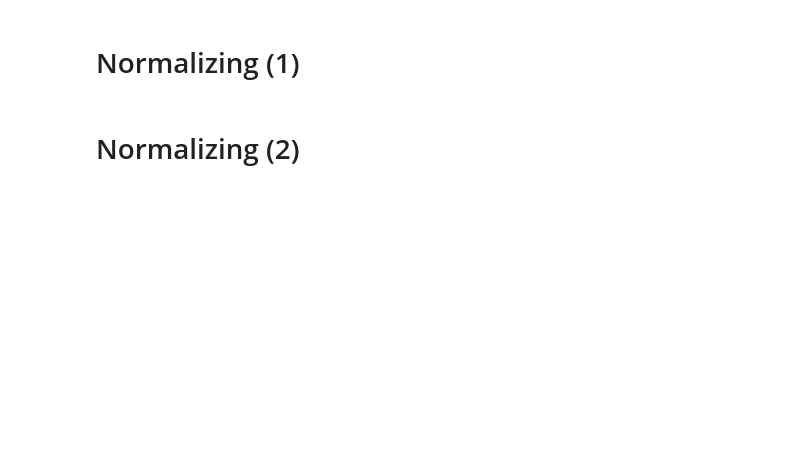
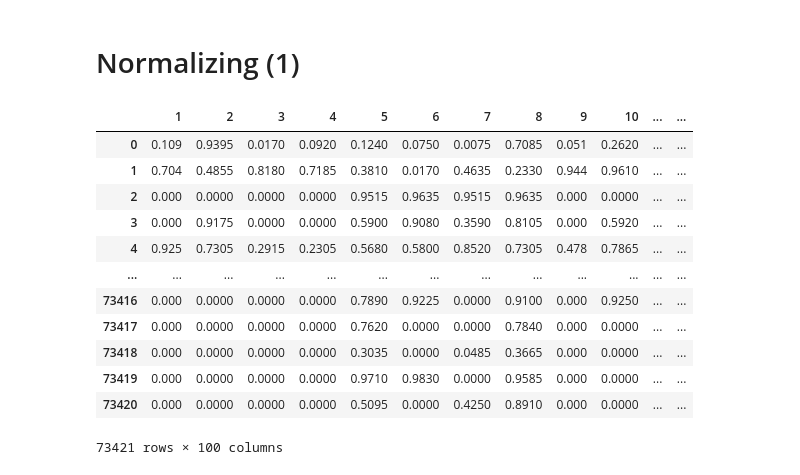
Before and after one commit to richamuktibodh/Laugh-o-Meter, a Jupyter notebook: eda.ipynb, the cells around one changed output. Saved outputs shown, nothing was run; the diff lists cells and outputs as text; code cells hidden in the pictures; blank space fills up the shorter version.

```diff
--- a/eda.ipynb
+++ b/eda.ipynb
@@ -208,10 +214,24 @@ plt.show()
 # %% [markdown]
 # Normalizing (1)
 # %%
-# def normalize_cell(x):
-#     return ( x - (-10) ) / ( 10 - (-10) ) if x!=99 else 99
+def normalize_cell(x):
+    return ( x - (-10) ) / ( 10 - (-10) ) if x!=99 else 99
 
-# normalized_df = df.applymap(normalize_cell)
-# normalized_df = normalized_df.replace(99, 0)
-# normalized_df
+normalized_df = df.map(normalize_cell)
+normalized_df = normalized_df.replace(99, 0)
+normalized_df
+# %% [output]
+|  | 1 | 2 | 3 | 4 | 5 | 6 | 7 | 8 | 9 | 10 | ... | ... |
+| 0 | 0.109 | 0.9395 | 0.0170 | 0.0920 | 0.1240 | 0.0750 | 0.0075 | 0.7085 | 0.051 | 0.2620 | ... | ... |
+| 1 | 0.704 | 0.4855 | 0.8180 | 0.7185 | 0.3810 | 0.0170 | 0.4635 | 0.2330 | 0.944 | 0.9610 | ... | ... |
+| 2 | 0.000 | 0.0000 | 0.0000 | 0.0000 | 0.9515 | 0.9635 | 0.9515 | 0.9635 | 0.000 | 0.0000 | ... | ... |
+| 3 | 0.000 | 0.9175 | 0.0000 | 0.0000 | 0.5900 | 0.9080 | 0.3590 | 0.8105 | 0.000 | 0.5920 | ... | ... |
+| 4 | 0.925 | 0.7305 | 0.2915 | 0.2305 | 0.5680 | 0.5800 | 0.8520 | 0.7305 | 0.478 | 0.7865 | ... | ... |
+| ... | ... | ... | ... | ... | ... | ... | ... | ... | ... | ... | ... | ... |
+| 73416 | 0.000 | 0.0000 | 0.0000 | 0.0000 | 0.7890 | 0.9225 | 0.0000 | 0.9100 | 0.000 | 0.9250 | ... | ... |
+| 73417 | 0.000 | 0.0000 | 0.0000 | 0.0000 | 0.7620 | 0.0000 | 0.0000 | 0.7840 | 0.000 | 0.0000 | ... | ... |
+| 73418 | 0.000 | 0.0000 | 0.0000 | 0.0000 | 0.3035 | 0.0000 | 0.0485 | 0.3665 | 0.000 | 0.0000 | ... | ... |
+| 73419 | 0.000 | 0.0000 | 0.0000 | 0.0000 | 0.9710 | 0.9830 | 0.0000 | 0.9585 | 0.000 | 0.0000 | ... | ... |
+| 73420 | 0.000 | 0.0000 | 0.0000 | 0.0000 | 0.5095 | 0.0000 | 0.4250 | 0.8910 | 0.000 | 0.0000 | ... | ... |
+73421 rows × 100 columns
 # %%
@@ -234,2 +253,0 @@ plt.show()
-# %% [markdown]
-# Normalizing (2)
```
Also changed, not shown: parts of 12 cells of this notebook.
